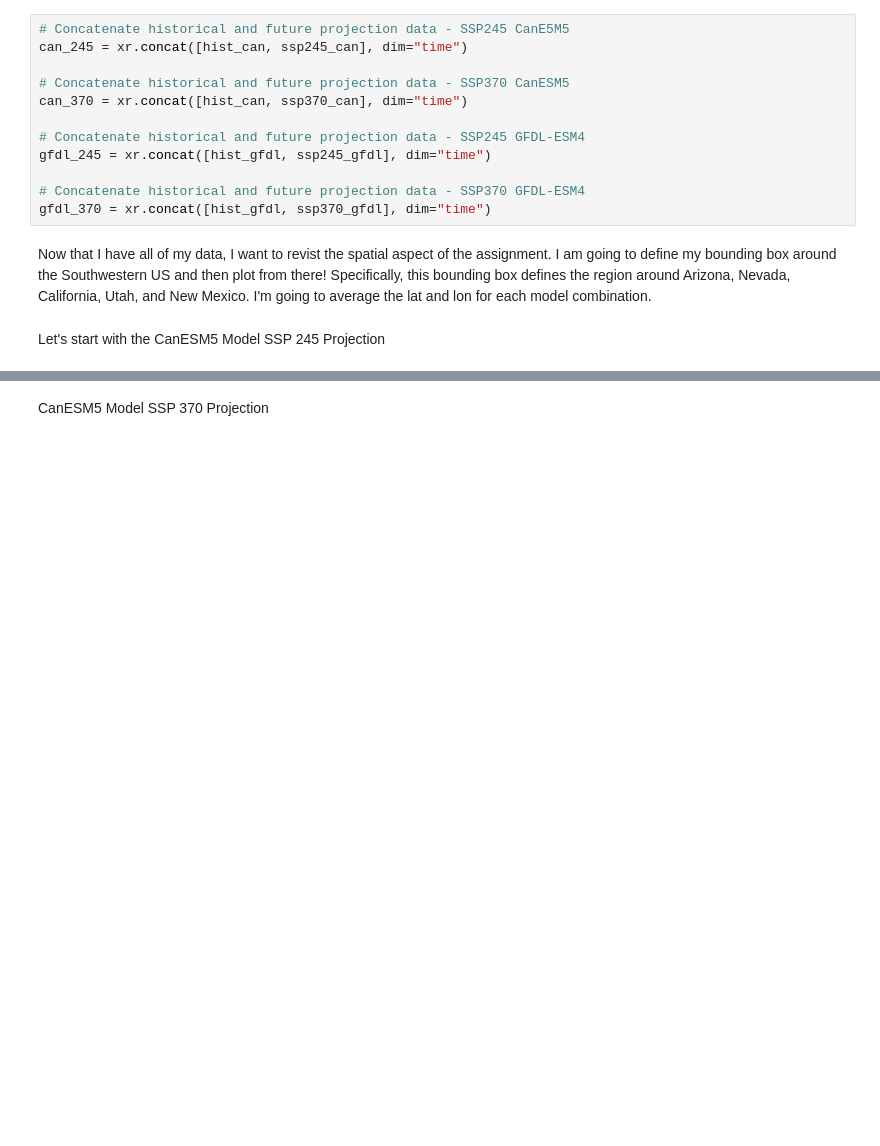
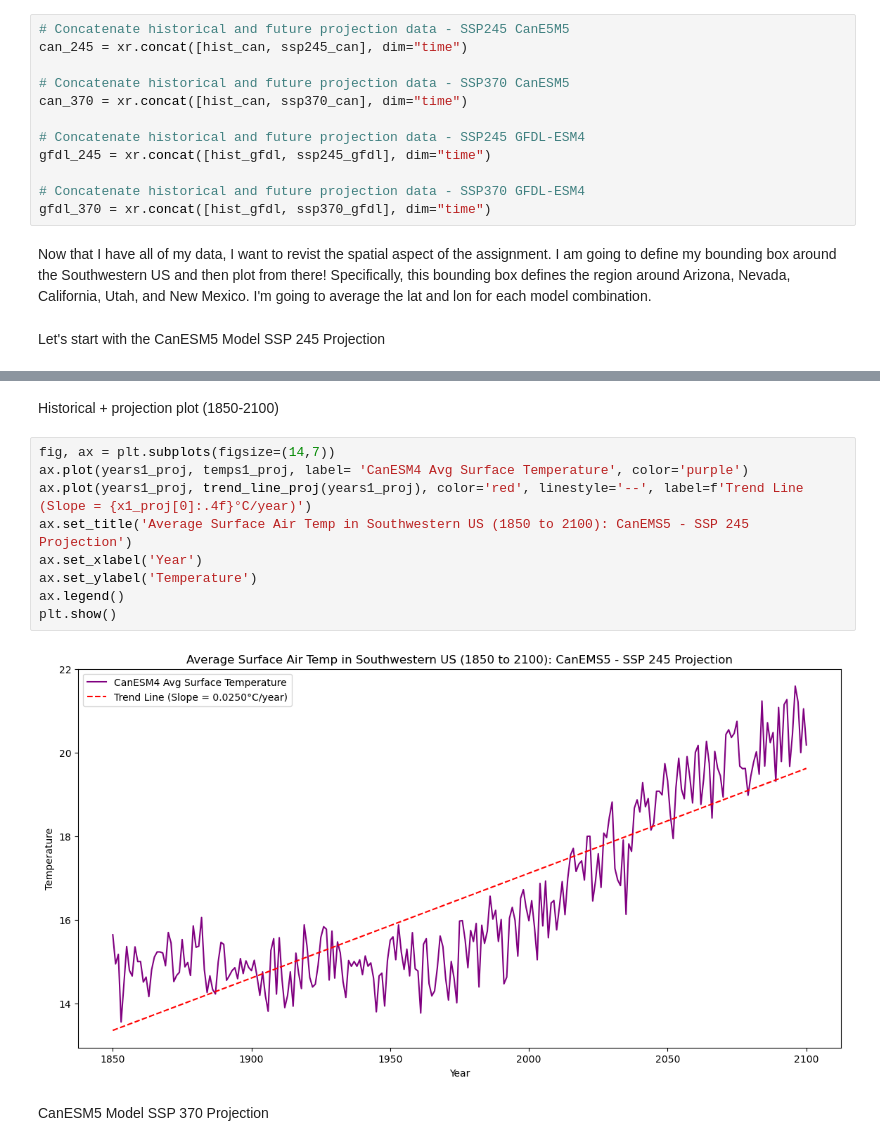
Before and after one commit to egp4aq/eds-296-assignment1, a Jupyter notebook: assignment1.ipynb, the cells around one changed output, grey strips where cells are left out. Cells and saved outputs as stored; diff of their text form; blank space fills up the shorter version.

```diff
--- a/assignment1.ipynb
+++ b/assignment1.ipynb
@@ -138,3 +150,16 @@ plt.show()
+# %% [markdown]
+Historical + projection plot (1850-2100)
+# %%
+fig, ax = plt.subplots(figsize=(14,7))
+ax.plot(years1_proj, temps1_proj, label= 'CanESM4 Avg Surface Temperature', color='purple')
+ax.plot(years1_proj, trend_line_proj(years1_proj), color='red', linestyle='--', label=f'Trend Line (Slope = {x1_proj[0]:.4f}°C/year)')
+ax.set_title('Average Surface Air Temp in Southwestern US (1850 to 2100): CanEMS5 - SSP 245 Projection')
+ax.set_xlabel('Year')
+ax.set_ylabel('Temperature')
+ax.legend()
+plt.show()
+# %% [output]
+[figure, added]
 # %% [markdown]
 CanESM5 Model SSP 370 Projection
 # %%
```
Also changed, not shown: parts of 9 cells of this notebook.
